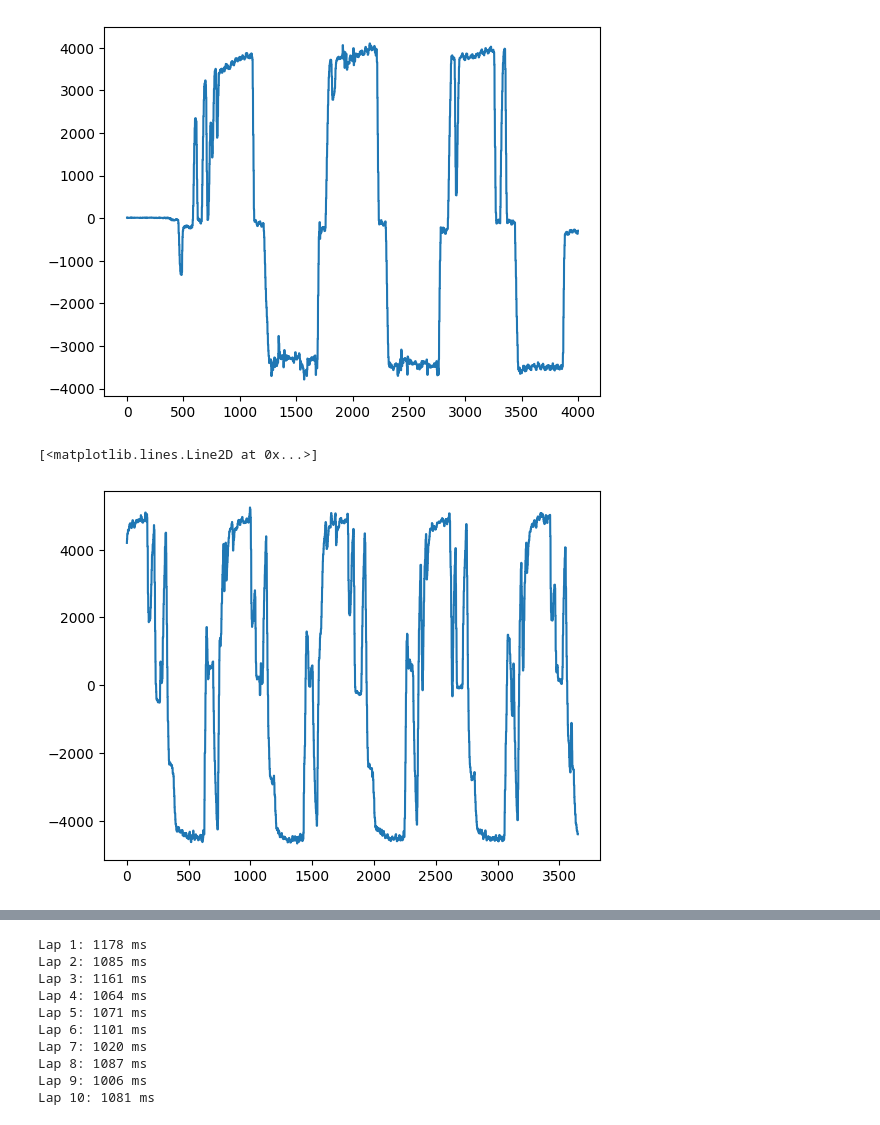
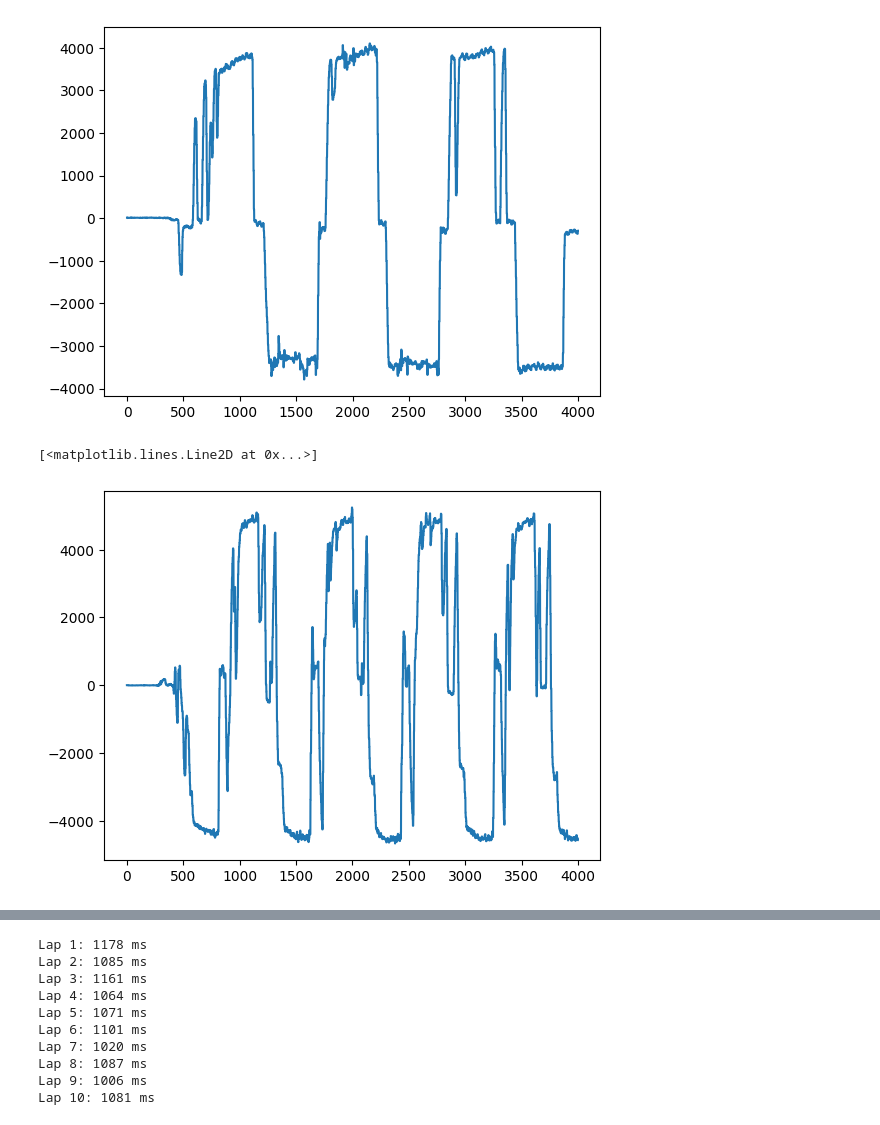
Before and after one commit to gaitovrat/bachelor, a Jupyter notebook: Notebooks/Lap.ipynb, the cells around one changed output, grey strips where cells are left out. Saved outputs shown, nothing was run; the diff lists cells and outputs as text; code cells hidden in the pictures.

Commit message:
Update Laps data

```diff
--- a/Notebooks/Lap.ipynb
+++ b/Notebooks/Lap.ipynb
@@ -135,11 +135,11 @@ plt.plot(gyro_manual)
 [<matplotlib.lines.Line2D at 0x...>]
 [figure]
 # %%
-gyro_auto_no_sensors = auto_no_sensors_data.gyro_z[1000:]
+gyro_auto_no_sensors = auto_no_sensors_data.gyro_z[:4000]
 plt.plot(gyro_auto_no_sensors)
 # %% [output]
 [<matplotlib.lines.Line2D at 0x...>]
-[figure, old version]
+[figure, new version]
 # %%
 def count_laps(data: list[Data], threshold: int) -> list[tuple[int, int]]:
     half_lap_detected = False
```
Also changed, not shown: parts of 4 cells of this notebook, 6 other files.
